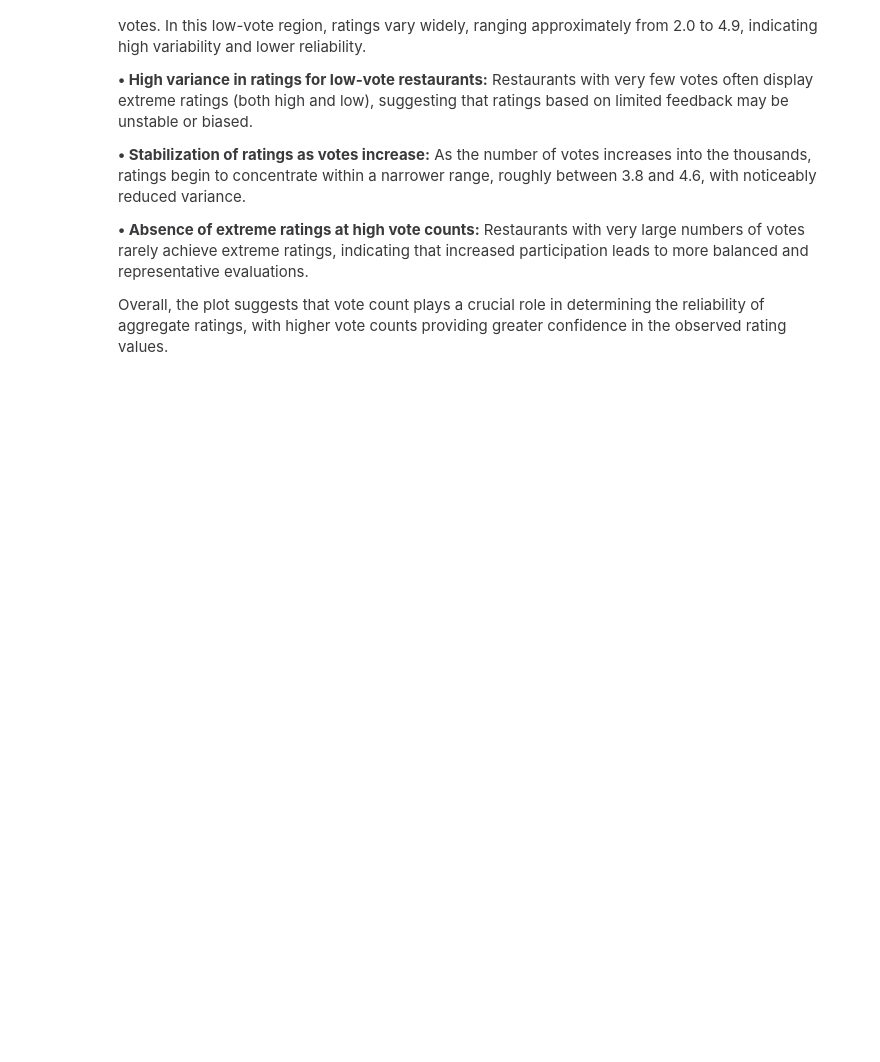
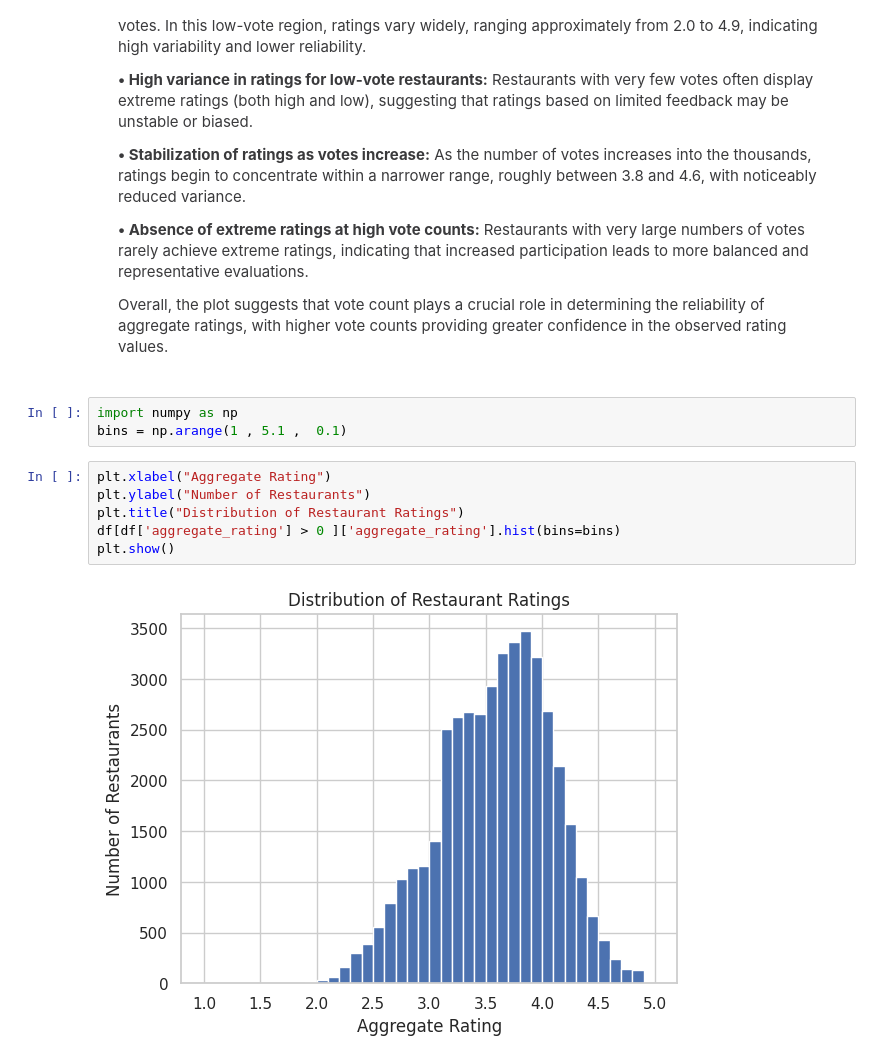
Before and after one commit to Ruchika-01/EDA-Projects, a Jupyter notebook: Zomato_Restaurant_Analytics.ipynb, the cells around one changed output. Drawn from its saved outputs; the diff is of its cells as text; blank space fills up the shorter version.

Commit message:
Analyzes rating distribution using histograms and Kernel Density Estimation (KDE).

```diff
--- a/Zomato_Restaurant_Analytics.ipynb
+++ b/Zomato_Restaurant_Analytics.ipynb
@@ -1208,3 +1208,14 @@ df.plot.scatter(x='votes', y='aggregate_rating')
     rating values.
   </p>
 </div>
+# %%
+import numpy as np
+bins = np.arange(1 , 5.1 ,  0.1)
+# %%
+plt.xlabel("Aggregate Rating")
+plt.ylabel("Number of Restaurants")
+plt.title("Distribution of Restaurant Ratings")
+df[df['aggregate_rating'] > 0 ]['aggregate_rating'].hist(bins=bins)
+plt.show()
+# %% [output]
+[figure, added]
```
Also changed, not shown: parts of 4 cells of this notebook.
